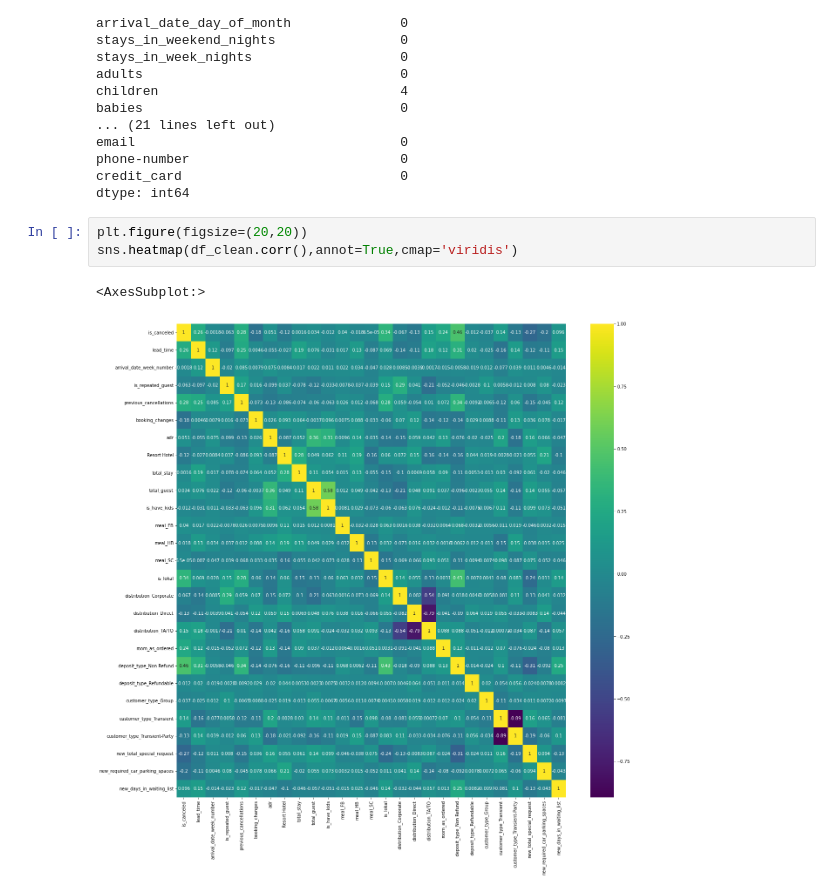
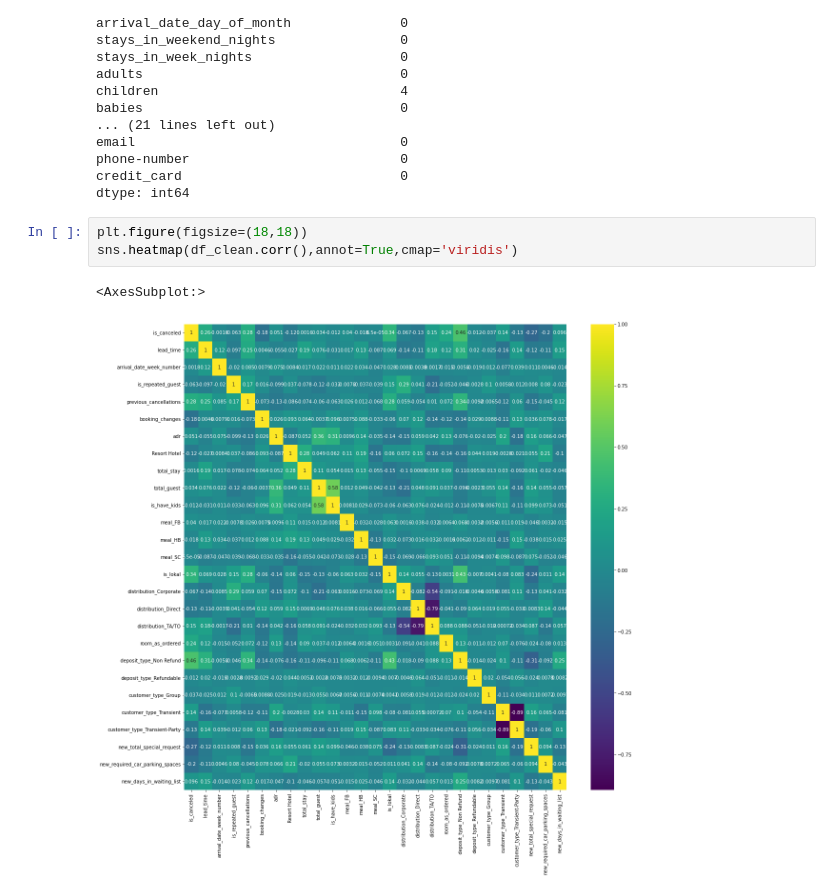
Before and after one commit to ari-mhp/FP-Rakamin-DS-MD-Hotel, a Jupyter notebook: stage2.ipynb, the cells around one changed output. Saved outputs shown, nothing was run; the diff lists cells and outputs as text.

```diff
--- a/stage2.ipynb
+++ b/stage2.ipynb
@@ -679,8 +679,8 @@ phone-number                           0
 credit_card                            0
 dtype: int64
 # %%
-plt.figure(figsize=(20,20))
+plt.figure(figsize=(18,18))
 sns.heatmap(df_clean.corr(),annot=True,cmap='viridis')
 # %% [output]
 <AxesSubplot:>
-[figure, old version]
+[figure, new version]
```
